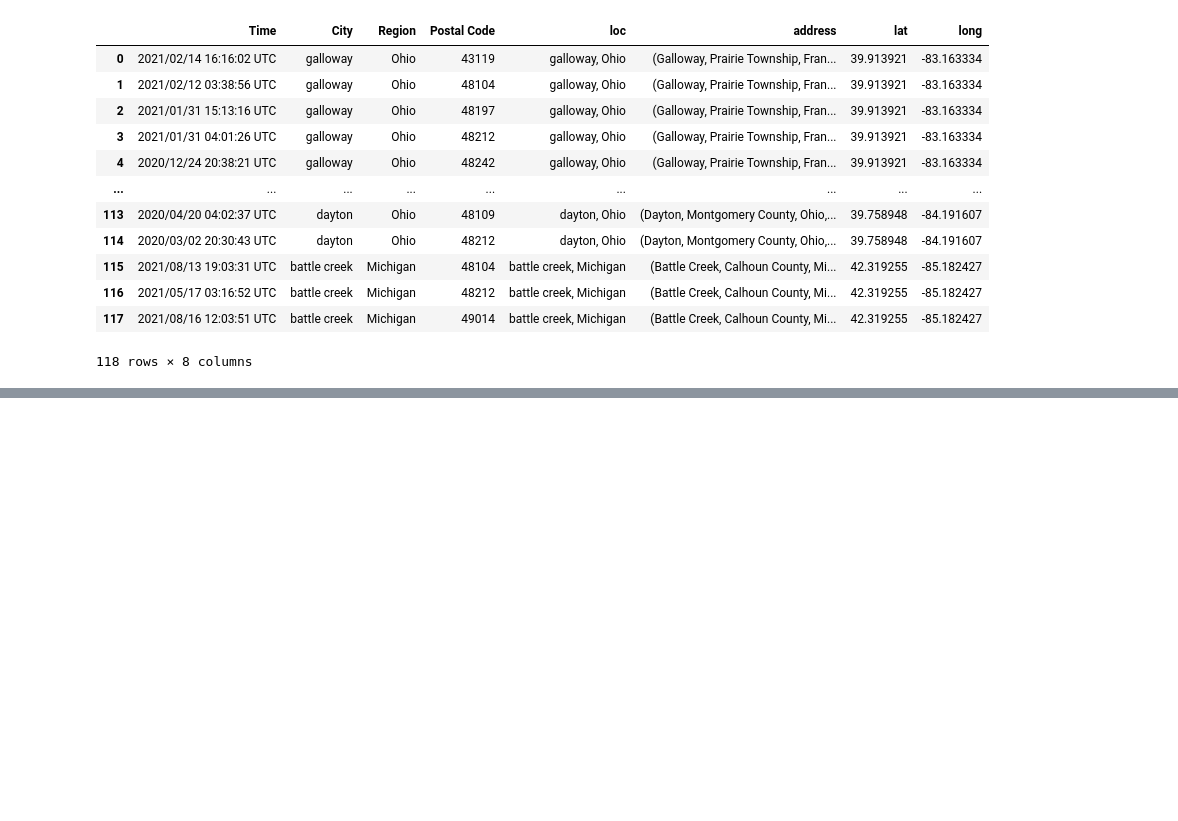
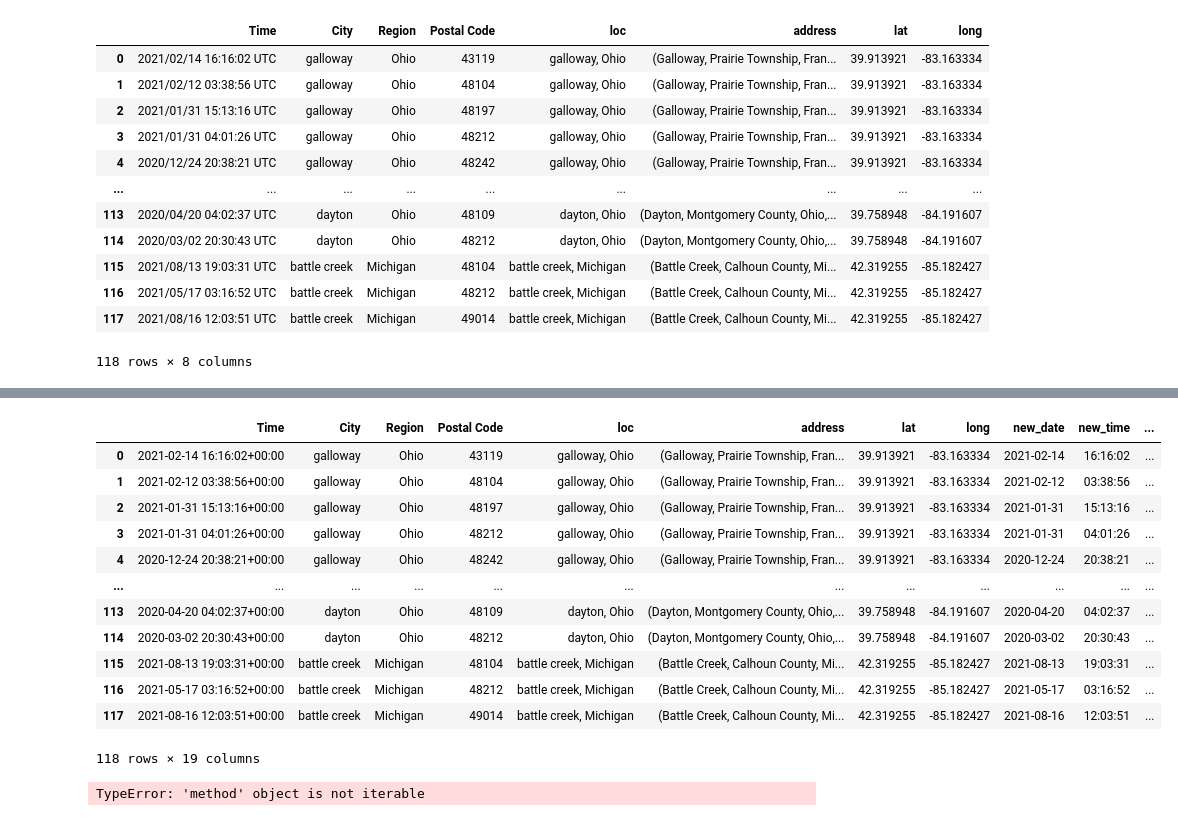
Before and after one commit to AmirulMiah/Microsoft_Capstone, a Jupyter notebook: timelapse_snapdata.ipynb, the cells around one changed output, grey strips where cells are left out. Saved outputs shown, nothing was run; the diff lists cells and outputs as text; code cells hidden in the pictures; blank space fills up the shorter version.

```diff
--- a/timelapse_snapdata.ipynb
+++ b/timelapse_snapdata.ipynb
@@ -247,0 +272,39 @@ OutOfBoundsDatetime: Out of bounds nanosecond timestamp: 1-01-02 00:00:00
+# %%
+lista_tempo = []
+for x in location_df['month']:
+
+    monthinteger = x
+
+    lista_tempo.append(datetime.date(1900, monthinteger, 1).strftime('%B'))
+
+#lista_tempo
+# %%
+location_df['months_in_full'] = lista_tempo
+location_df['mont_year'] = [d.split('/')[2] + " " +  d.split('/')[0] for d in location_df.newform_date]
+# %%
+weight_list = []
+location_df2 = location_df
+location_df2['conta'] = 1
+#location_df2.head()
+# %%
+location_df2
+# %% [output]
+|  | Time | City | Region | Postal Code | loc | address | lat | long | new_date | new_time | ... |
+| 0 | 2021-02-14 16:16:02+00:00 | galloway | Ohio | 43119 | galloway, Ohio | (Galloway, Prairie Township, Fran... | 39.913921 | -83.163334 | 2021-02-14 | 16:16:02 | ... |
+| 1 | 2021-02-12 03:38:56+00:00 | galloway | Ohio | 48104 | galloway, Ohio | (Galloway, Prairie Township, Fran... | 39.913921 | -83.163334 | 2021-02-12 | 03:38:56 | ... |
+| 2 | 2021-01-31 15:13:16+00:00 | galloway | Ohio | 48197 | galloway, Ohio | (Galloway, Prairie Township, Fran... | 39.913921 | -83.163334 | 2021-01-31 | 15:13:16 | ... |
+| 3 | 2021-01-31 04:01:26+00:00 | galloway | Ohio | 48212 | galloway, Ohio | (Galloway, Prairie Township, Fran... | 39.913921 | -83.163334 | 2021-01-31 | 04:01:26 | ... |
+| 4 | 2020-12-24 20:38:21+00:00 | galloway | Ohio | 48242 | galloway, Ohio | (Galloway, Prairie Township, Fran... | 39.913921 | -83.163334 | 2020-12-24 | 20:38:21 | ... |
+| ... | ... | ... | ... | ... | ... | ... | ... | ... | ... | ... | ... |
+| 113 | 2020-04-20 04:02:37+00:00 | dayton | Ohio | 48109 | dayton, Ohio | (Dayton, Montgomery County, Ohio,... | 39.758948 | -84.191607 | 2020-04-20 | 04:02:37 | ... |
+| 114 | 2020-03-02 20:30:43+00:00 | dayton | Ohio | 48212 | dayton, Ohio | (Dayton, Montgomery County, Ohio,... | 39.758948 | -84.191607 | 2020-03-02 | 20:30:43 | ... |
+| 115 | 2021-08-13 19:03:31+00:00 | battle creek | Michigan | 48104 | battle creek, Michigan | (Battle Creek, Calhoun County, Mi... | 42.319255 | -85.182427 | 2021-08-13 | 19:03:31 | ... |
+| 116 | 2021-05-17 03:16:52+00:00 | battle creek | Michigan | 48212 | battle creek, Michigan | (Battle Creek, Calhoun County, Mi... | 42.319255 | -85.182427 | 2021-05-17 | 03:16:52 | ... |
+| 117 | 2021-08-16 12:03:51+00:00 | battle creek | Michigan | 49014 | battle creek, Michigan | (Battle Creek, Calhoun County, Mi... | 42.319255 | -85.182427 | 2021-08-16 | 12:03:51 | ... |
+118 rows × 19 columns
+# %%
+for x in location_df2['City'].sort_values().unique:
+    weight_list.append(location_df2.loc[location_df2['City'] == x,
+                                      ['lat', 'long', 'City']].groupby(['lat', 'long']).sum().reset_index().values.tolist())
+# %% [output]
+TypeError: 'method' object is not iterable
```
Also changed, not shown: parts of 12 cells of this notebook.
